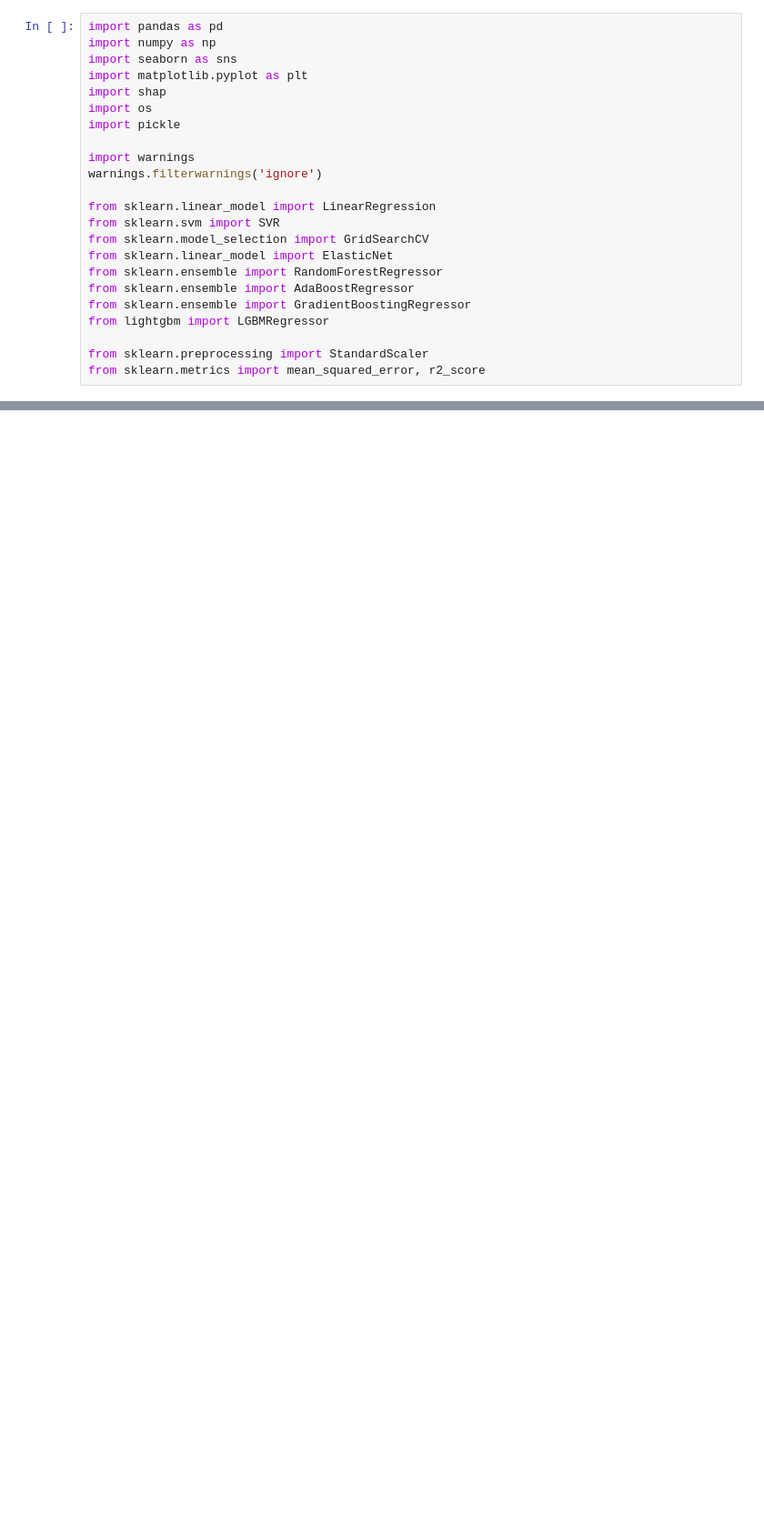
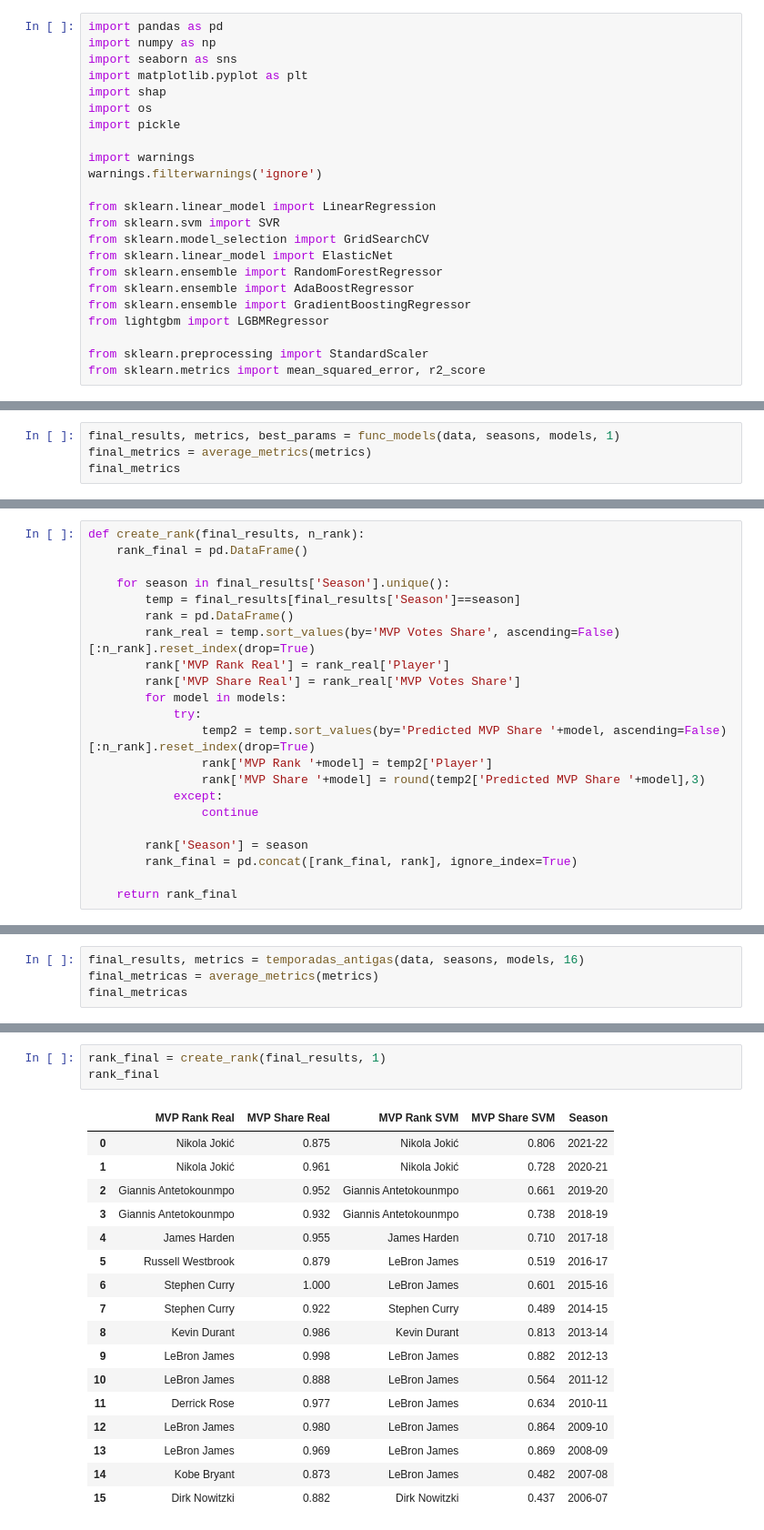
Before and after one commit to Ivan-Garcia-S/NBA_MIP_Predictor, a Jupyter notebook: MIP_Model.ipynb, the cells around one changed output, grey strips where cells are left out. Shown at 91% size. Drawn from its saved outputs; the diff is of its cells as text; blank space fills up the shorter version.

```diff
--- a/MIP_Model.ipynb
+++ b/MIP_Model.ipynb
@@ -34,0 +383,4 @@ sep = r'/'
+# %%
+final_results, metrics, best_params = func_models(data, seasons, models, 1)
+final_metrics = average_metrics(metrics)
+final_metrics
@@ -34,0 +396,22 @@ sep = r'/'
+# %%
+def create_rank(final_results, n_rank):
+    rank_final = pd.DataFrame()
+
+    for season in final_results['Season'].unique():
+        temp = final_results[final_results['Season']==season]
+        rank = pd.DataFrame()
+        rank_real = temp.sort_values(by='MVP Votes Share', ascending=False)[:n_rank].reset_index(drop=True)
+        rank['MVP Rank Real'] = rank_real['Player']
+        rank['MVP Share Real'] = rank_real['MVP Votes Share']
+        for model in models:
+            try:
+                temp2 = temp.sort_values(by='Predicted MVP Share '+model, ascending=False)[:n_rank].reset_index(drop=True)
+                rank['MVP Rank '+model] = temp2['Player']
+                rank['MVP Share '+model] = round(temp2['Predicted MVP Share '+model],3)
+            except:
+                continue
+
+        rank['Season'] = season
+        rank_final = pd.concat([rank_final, rank], ignore_index=True)
+
+    return rank_final
@@ -34,0 +486,4 @@ sep = r'/'
+# %%
+final_results, metrics = temporadas_antigas(data, seasons, models, 16)
+final_metricas = average_metrics(metrics)
+final_metricas
@@ -34,0 +493,21 @@ sep = r'/'
+# %%
+rank_final = create_rank(final_results, 1)
+rank_final
+# %% [output]
+|  | MVP Rank Real | MVP Share Real | MVP Rank SVM | MVP Share SVM | Season |
+| 0 | Nikola Jokić | 0.875 | Nikola Jokić | 0.806 | 2021-22 |
+| 1 | Nikola Jokić | 0.961 | Nikola Jokić | 0.728 | 2020-21 |
+| 2 | Giannis Antetokounmpo | 0.952 | Giannis Antetokounmpo | 0.661 | 2019-20 |
+| 3 | Giannis Antetokounmpo | 0.932 | Giannis Antetokounmpo | 0.738 | 2018-19 |
+| 4 | James Harden | 0.955 | James Harden | 0.710 | 2017-18 |
+| 5 | Russell Westbrook | 0.879 | LeBron James | 0.519 | 2016-17 |
+| 6 | Stephen Curry | 1.000 | LeBron James | 0.601 | 2015-16 |
+| 7 | Stephen Curry | 0.922 | Stephen Curry | 0.489 | 2014-15 |
+| 8 | Kevin Durant | 0.986 | Kevin Durant | 0.813 | 2013-14 |
+| 9 | LeBron James | 0.998 | LeBron James | 0.882 | 2012-13 |
+| 10 | LeBron James | 0.888 | LeBron James | 0.564 | 2011-12 |
+| 11 | Derrick Rose | 0.977 | LeBron James | 0.634 | 2010-11 |
+| 12 | LeBron James | 0.980 | LeBron James | 0.864 | 2009-10 |
+| 13 | LeBron James | 0.969 | LeBron James | 0.869 | 2008-09 |
+| 14 | Kobe Bryant | 0.873 | LeBron James | 0.482 | 2007-08 |
+| 15 | Dirk Nowitzki | 0.882 | Dirk Nowitzki | 0.437 | 2006-07 |
```
Also changed, not shown: parts of 21 cells of this notebook.
